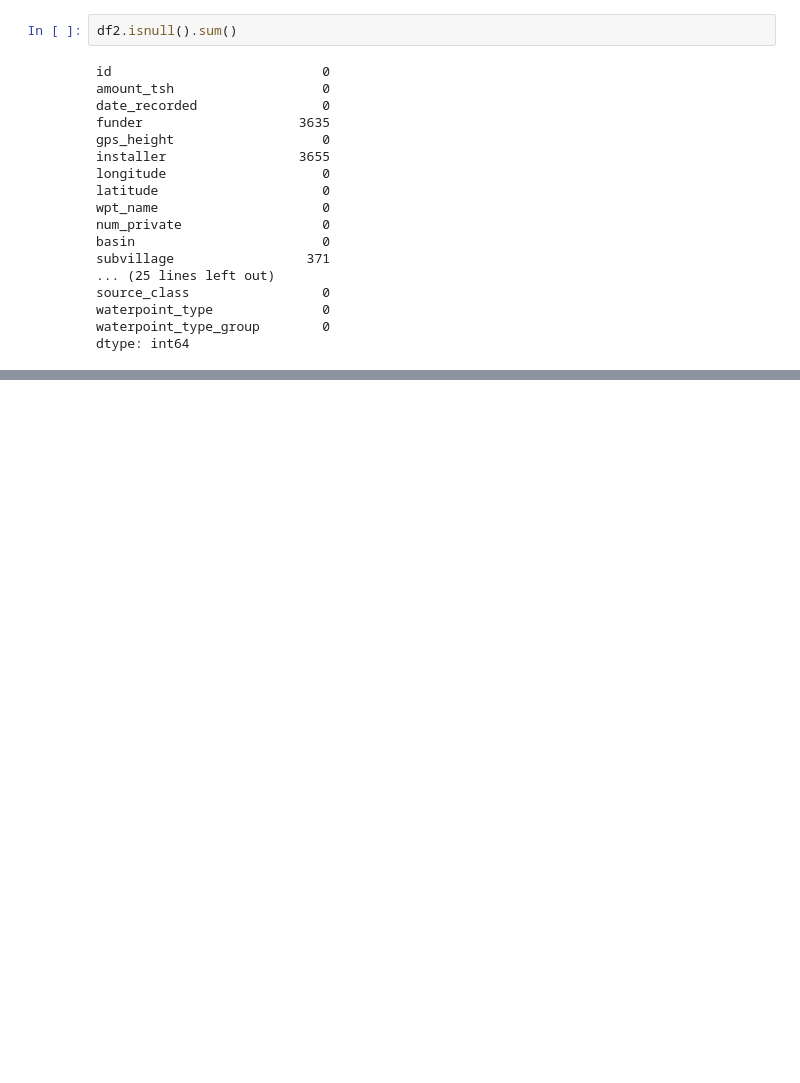
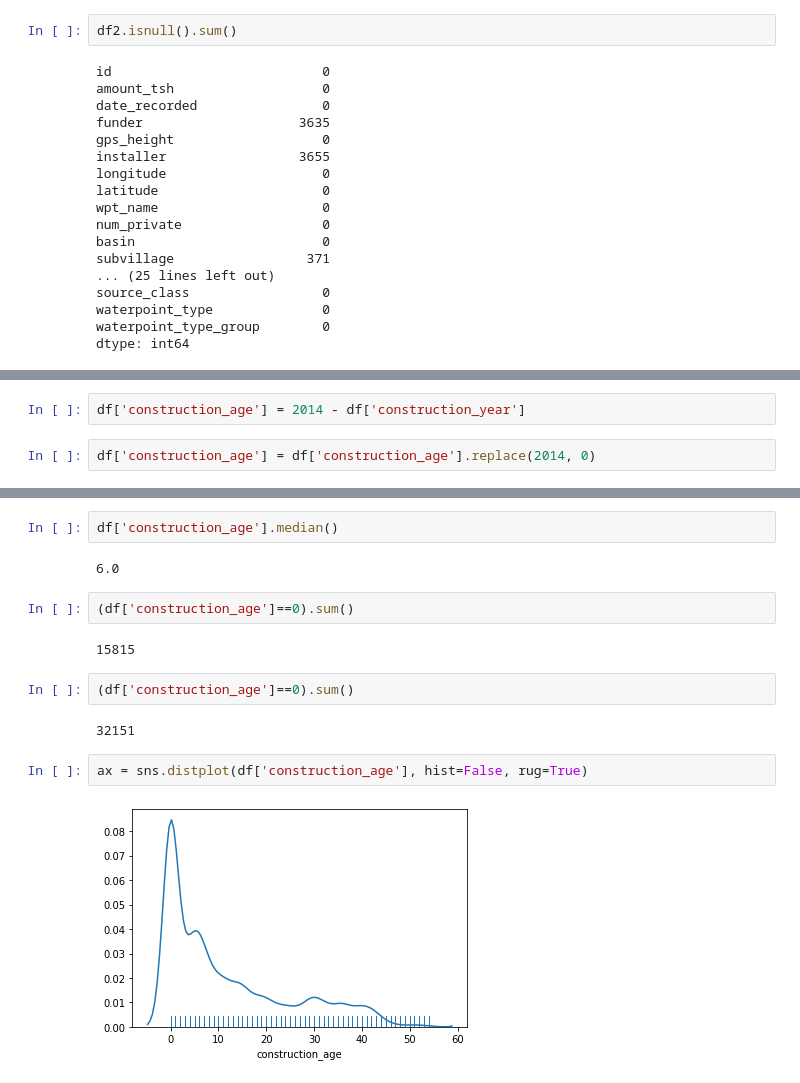
Before and after one commit to rashidbaset/Module3_Project, a Jupyter notebook: Data Clean.ipynb, the cells around one changed output, grey strips where cells are left out. Drawn from its saved outputs; the diff is of its cells as text; blank space fills up the shorter version.

```diff
--- a/Data Clean.ipynb
+++ b/Data Clean.ipynb
@@ -69,0 +124,4 @@ dtype: int64
+# %%
+df['construction_age'] = 2014 - df['construction_year']
+# %%
+df['construction_age'] = df['construction_age'].replace(2014, 0)
@@ -69,0 +140,16 @@ dtype: int64
+# %%
+df['construction_age'].median()
+# %% [output]
+6.0
+# %%
+(df['construction_age']==0).sum()
+# %% [output]
+15815
+# %%
+(df['construction_age']==0).sum()
+# %% [output]
+32151
+# %%
+ax = sns.distplot(df['construction_age'], hist=False, rug=True)
+# %% [output]
+[figure, added]
```
Also changed, not shown: parts of 15 cells of this notebook.
